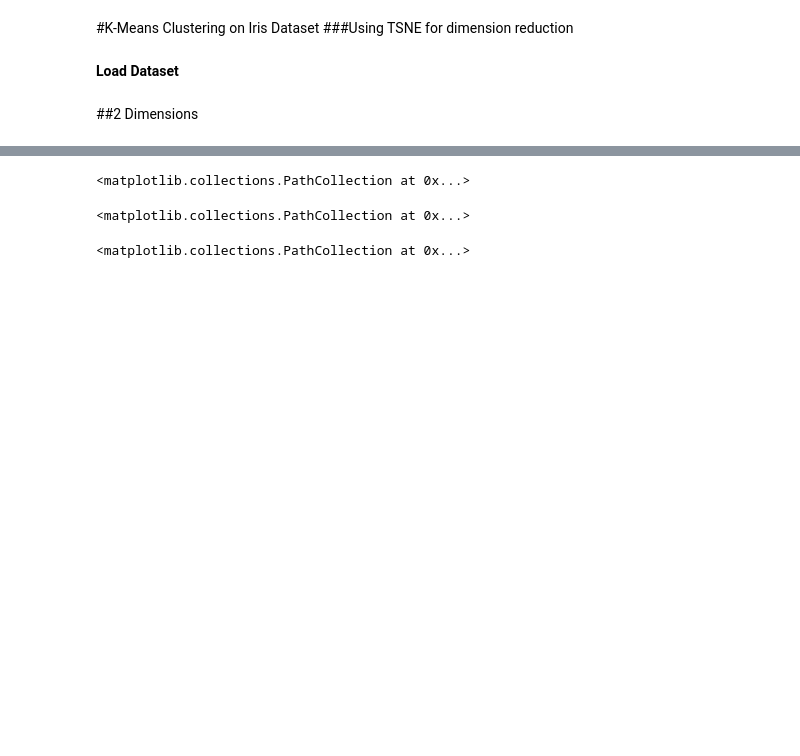
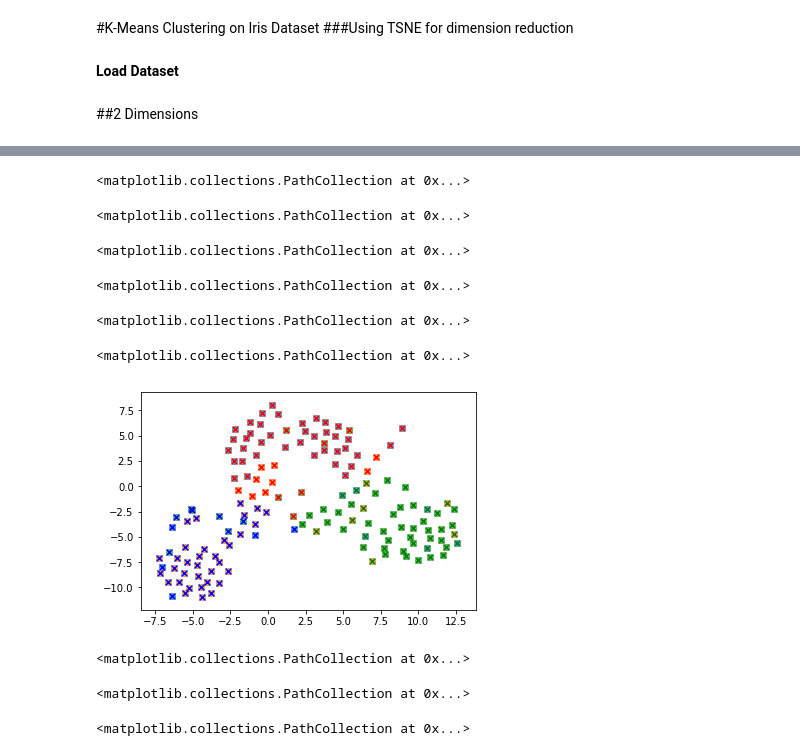
Before and after one commit to AnirbanMukherjeeXD/k-means-clustering, a Jupyter notebook: KMeansClustering.ipynb, the cells around one changed output, grey strips where cells are left out. Drawn from its saved outputs; the diff is of its cells as text; code cells hidden in the pictures; blank space fills up the shorter version.

```diff
--- a/KMeansClustering.ipynb
+++ b/KMeansClustering.ipynb
@@ -23,3 +25,19 @@ Y=model.fit_predict(X)
+# %%
+y=dataset.target
+plt.scatter(X[y==0,0],X[y==0,1],marker='o',alpha=0.7)
+plt.scatter(X[y==1,0],X[y==1,1],marker='o',alpha=0.7)
+plt.scatter(X[y==2,0],X[y==2,1],marker='o',alpha=0.7)
+plt.scatter(X[Y==0,0],X[Y==0,1],c='red',marker='x')
+plt.scatter(X[Y==1,0],X[Y==1,1],c='blue',marker='x')
+plt.scatter(X[Y==2,0],X[Y==2,1],c='green',marker='x')
+# %% [output]
+<matplotlib.collections.PathCollection at 0x...>
+<matplotlib.collections.PathCollection at 0x...>
+<matplotlib.collections.PathCollection at 0x...>
+<matplotlib.collections.PathCollection at 0x...>
+<matplotlib.collections.PathCollection at 0x...>
+<matplotlib.collections.PathCollection at 0x...>
+[figure, added]
 # %%
 plt.scatter(X[Y==0,0],X[Y==0,1],c='red')
 plt.scatter(X[Y==1,0],X[Y==1,1],c='blue')
```
Also changed, not shown: parts of 2 cells of this notebook.
